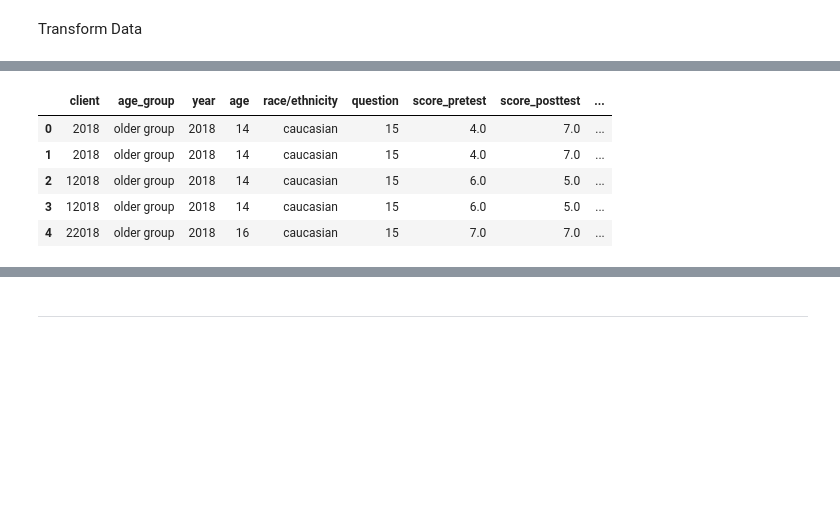
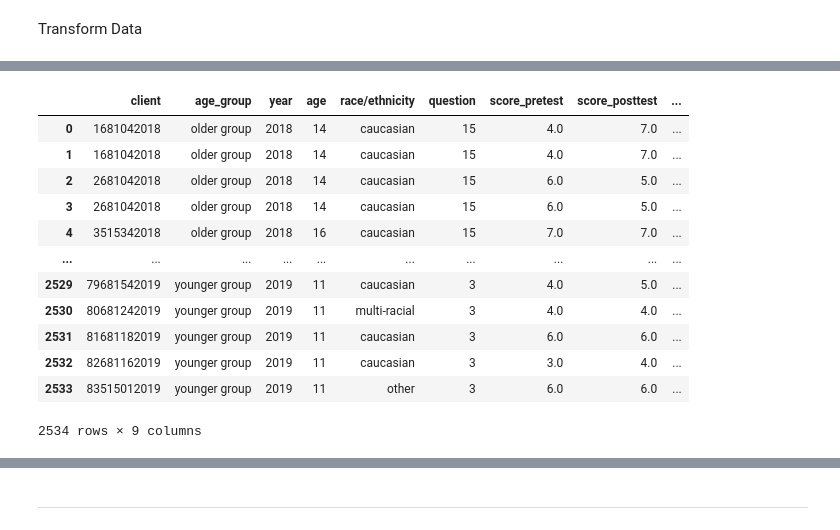
Before and after one commit to josh97ellis/omaha-girls-rock-analysis, a Jupyter notebook: notebooks/analysis.ipynb, the cells around one changed output, grey strips where cells are left out. Drawn from its saved outputs; the diff is of its cells as text; code cells hidden in the pictures; blank space fills up the shorter version.

```diff
--- a/notebooks/analysis.ipynb
+++ b/notebooks/analysis.ipynb
@@ -36,10 +38,17 @@ data
 # %%
 data_transformed = prepost_transform(data)
-data_transformed.head()
+data_transformed
 # %% [output]
 |  | client | age_group | year | age | race/ethnicity | question | score_pretest | score_posttest | ... |
-| 0 | 2018 | older group | 2018 | 14 | caucasian | 15 | 4.0 | 7.0 | ... |
-| 1 | 2018 | older group | 2018 | 14 | caucasian | 15 | 4.0 | 7.0 | ... |
-| 2 | 12018 | older group | 2018 | 14 | caucasian | 15 | 6.0 | 5.0 | ... |
-| 3 | 12018 | older group | 2018 | 14 | caucasian | 15 | 6.0 | 5.0 | ... |
-| 4 | 22018 | older group | 2018 | 16 | caucasian | 15 | 7.0 | 7.0 | ... |
+| 0 | 1681042018 | older group | 2018 | 14 | caucasian | 15 | 4.0 | 7.0 | ... |
+| 1 | 1681042018 | older group | 2018 | 14 | caucasian | 15 | 4.0 | 7.0 | ... |
+| 2 | 2681042018 | older group | 2018 | 14 | caucasian | 15 | 6.0 | 5.0 | ... |
+| 3 | 2681042018 | older group | 2018 | 14 | caucasian | 15 | 6.0 | 5.0 | ... |
+| 4 | 3515342018 | older group | 2018 | 16 | caucasian | 15 | 7.0 | 7.0 | ... |
+| ... | ... | ... | ... | ... | ... | ... | ... | ... | ... |
+| 2529 | 79681542019 | younger group | 2019 | 11 | caucasian | 3 | 4.0 | 5.0 | ... |
+| 2530 | 80681242019 | younger group | 2019 | 11 | multi-racial | 3 | 4.0 | 4.0 | ... |
+| 2531 | 81681182019 | younger group | 2019 | 11 | caucasian | 3 | 6.0 | 6.0 | ... |
+| 2532 | 82681162019 | younger group | 2019 | 11 | caucasian | 3 | 3.0 | 4.0 | ... |
+| 2533 | 83515012019 | younger group | 2019 | 11 | other | 3 | 6.0 | 6.0 | ... |
+2534 rows × 9 columns
```
Also changed, not shown: parts of 4 cells of this notebook, 3 other files.
